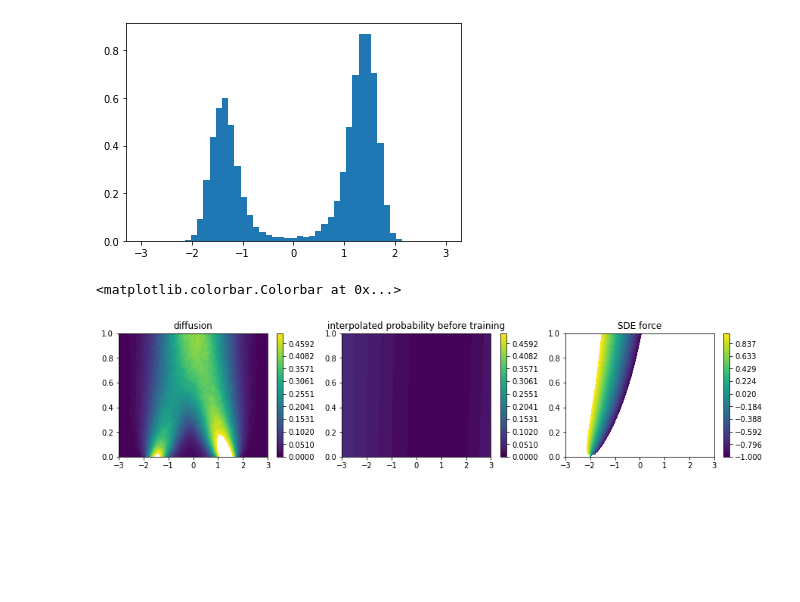
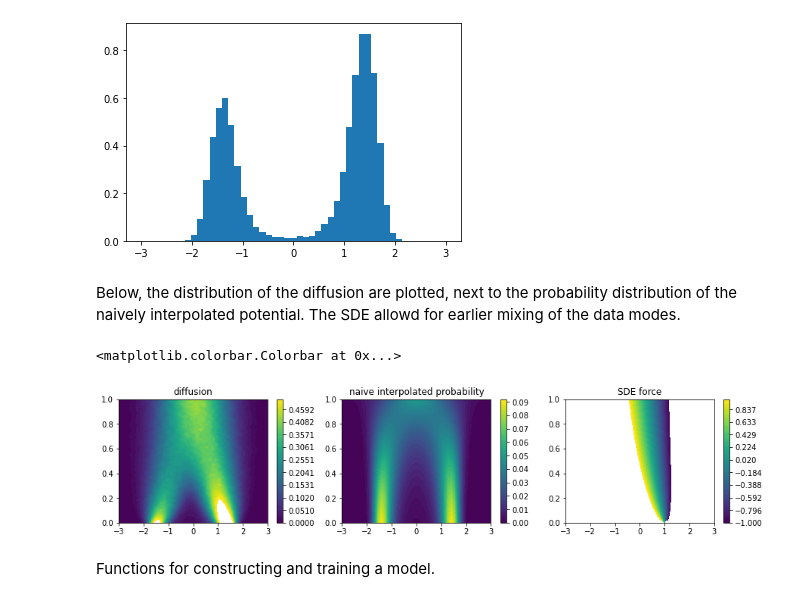
Before and after one commit to MaaikeG/diff_model_test, a Jupyter notebook: double_well.ipynb, the cells around one changed output. Saved outputs shown, nothing was run; the diff lists cells and outputs as text; code cells hidden in the pictures; blank space fills up the shorter version.

```diff
--- a/double_well.ipynb
+++ b/double_well.ipynb
@@ -6,10 +6,15 @@ from torch.optim import Adam
 import bgflow.distribution.sampling.mcmc as MCMC
 import bgflow.distribution.energy.double_well as DoubleWell
 import bgflow.distribution.normal as Normal
-from diffusion.potential import LinearInterpolation
+from diffusion.potential import LinearInterpolation, ZeroAlignedModel
 from diffusion.utils import load_or_generate_and_then_save
+from diffusion.train import train
 import matplotlib.pyplot as plt
 
 torch.random.manual_seed(199)
 
-device = 'cuda'
+if torch.cuda.is_available():
+    device = 'cuda'
+else:
+    device = 'cpu'
+print(device)
@@ -32 +44,8 @@ def construct_potential():
+# %%
+def to_normalized_probabilities(energies):
+    '''Computes a probability distribution from the input energies u(x,t), normalized
+    by time slice (so that sum_t p(x,t) = 1 for all t)'''
+    probabilities = torch.exp(-energies)
+    probabilities = probabilities / probabilities.sum(dim=0, keepdim=True)
+    return probabilities
 # %%
@@ -70,35 +86,39 @@ plt.show()
 def cumulative_beta_linear(t, alpha=1.):
     '''The integral of the noise schedule over the interval [0, t]. In this case a simple linear schedule'''
     return alpha * t
+# %% [markdown]
+Below, the distribution of the diffusion are plotted, next to the probability distribution of the naively interpolated potential. The SDE allowd for earlier mixing of the data modes.
 # %%
 fig, (ax1, ax2, ax3) = plt.subplots(1, 3, figsize=(15, 3))
 
 sde = SDE(TransitionKernel(cumulative_beta=lambda t: cumulative_beta_linear(t)))
 # Show diffusion distribution of the data when propagating using the SDE
 z = torch.zeros_like(X)
 for i, t in enumerate(ts):
     t_s=torch.full_like(data, t)
     x_t = sde.forward_sample(x_0=data, t=t_s)
     z[:, i] = torch.histogram(x_t, bins=torch.cat([xs.cpu(), torch.tensor([6.])]), density=True)[0]
 
 
-model_probability = to_normalized_probabilities(construct_potential()(X.reshape(50*50, 1), Y.reshape(50*50, 1)).view(50,50).detach())
+interpolation_probability = compute_probabilities_naive(X.reshape(50*50, 1), Y.reshape(50*50, 1))
 
 ax1.set_title('diffusion')
-im1=ax1.contourf(X.cpu(), Y.cpu(), z.cpu(), levels=np.linspace(0, 0.5,50))
+im1=ax1.contourf(X.cpu(), Y.cpu(), z.cpu(), keepdim=True, levels=np.linspace(0, 0.5,50))
 plt.colorbar(im1, ax=ax1)
 
-ax2.set_title('interpolated probability before training')
-im2=ax2.contourf(X.cpu(), Y.cpu(), model_probability.cpu(), levels=np.linspace(0,0.5,50))
+ax2.set_title('naive interpolated probability')
+im2=ax2.contourf(X.cpu(), Y.cpu(), interpolation_probability.cpu(), levels=50)
 plt.colorbar(im2, ax=ax2)
 
 ax3.set_title('SDE force')
-sde_forces = sde.force(torch.ones_like(X).reshape(50,50, 1) * -2, X.reshape(50,50, 1), Y.reshape(50,50,1))
+sde_forces = sde.force(torch.ones_like(X).reshape(50,50, 1), X.reshape(50,50, 1), Y.reshape(50,50,1))
 im3 = ax3.contourf(X.cpu(), Y.cpu(), sde_forces.cpu().view(50,50), levels=np.linspace(-1,1,50))
 plt.colorbar(im3, ax=ax3)
 # %% [output]
 <matplotlib.colorbar.Colorbar at 0x...>
-[figure, old version]
+[figure, new version]
+# %% [markdown]
+Functions for constructing and training a model.
 # %%
 batch_size = 128
 train_loader = torch.utils.data.DataLoader(data, batch_size=batch_size, shuffle=True)
```
Also changed, not shown: parts of 30 cells of this notebook, 4 other files.
